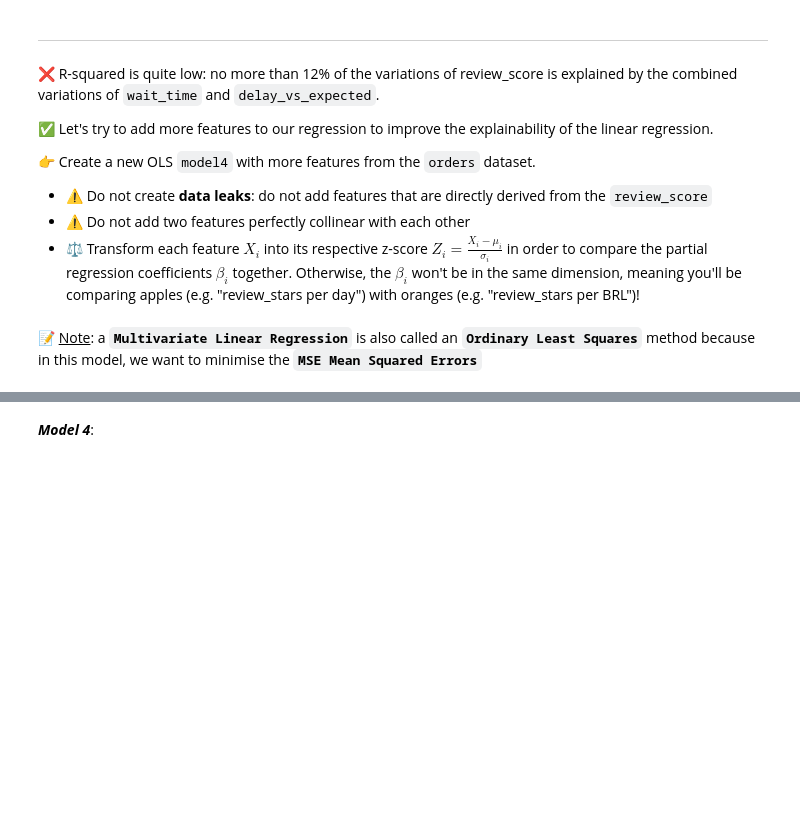
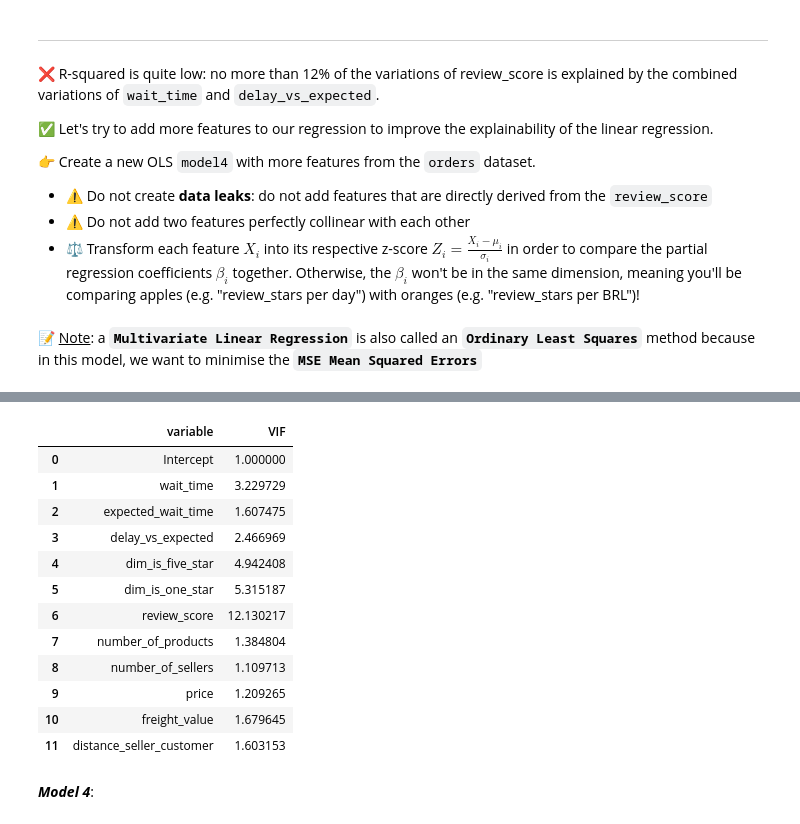
Before and after one commit to multiyumz/data-science-challenges, a Jupyter notebook: data-orders-regression/orders_regression.ipynb, the cells around one changed output, grey strips where cells are left out. Saved outputs shown, nothing was run; the diff lists cells and outputs as text; code cells hidden in the pictures; blank space fills up the shorter version.

```diff
--- a/data-orders-regression/orders_regression.ipynb
+++ b/data-orders-regression/orders_regression.ipynb
@@ -176,3 +196,38 @@ Contrary to what was found with the simple bivariate correlation analysis, `dela
+# %%
+# standardise features
+orders_standardised = orders.copy()
+
+for f in features:
+    mu = orders[f].mean()
+    sigma = orders[f].std()
+    orders_standardised[f] = orders[f].map(lambda x: (mu-x)/sigma)
+# %%
+from patsy import dmatrices
+from statsmodels.stats.outliers_influence import variance_inflation_factor
+
+y, X = dmatrices('review_score ~ ' + ' + '.join(features), data=orders_standardised, return_type='dataframe')
+# %%
+vif_df = pd.DataFrame()
+vif_df['variable'] = X.columns
+# %%
+#calculate VIF for each predictor variable
+vif_df['VIF'] = [variance_inflation_factor(X.values, i) for i in range(X.shape[1])]
+# %%
+vif_df
+# %% [output]
+|  | variable | VIF |
+| 0 | Intercept | 1.000000 |
+| 1 | wait_time | 3.229729 |
+| 2 | expected_wait_time | 1.607475 |
+| 3 | delay_vs_expected | 2.466969 |
+| 4 | dim_is_five_star | 4.942408 |
+| 5 | dim_is_one_star | 5.315187 |
+| 6 | review_score | 12.130217 |
+| 7 | number_of_products | 1.384804 |
+| 8 | number_of_sellers | 1.109713 |
+| 9 | price | 1.209265 |
+| 10 | freight_value | 1.679645 |
+| 11 | distance_seller_customer | 1.603153 |
 # %% [markdown]
 ***Model 4***:
 # %% [markdown]
```
Also changed, not shown: parts of 6 cells of this notebook.
